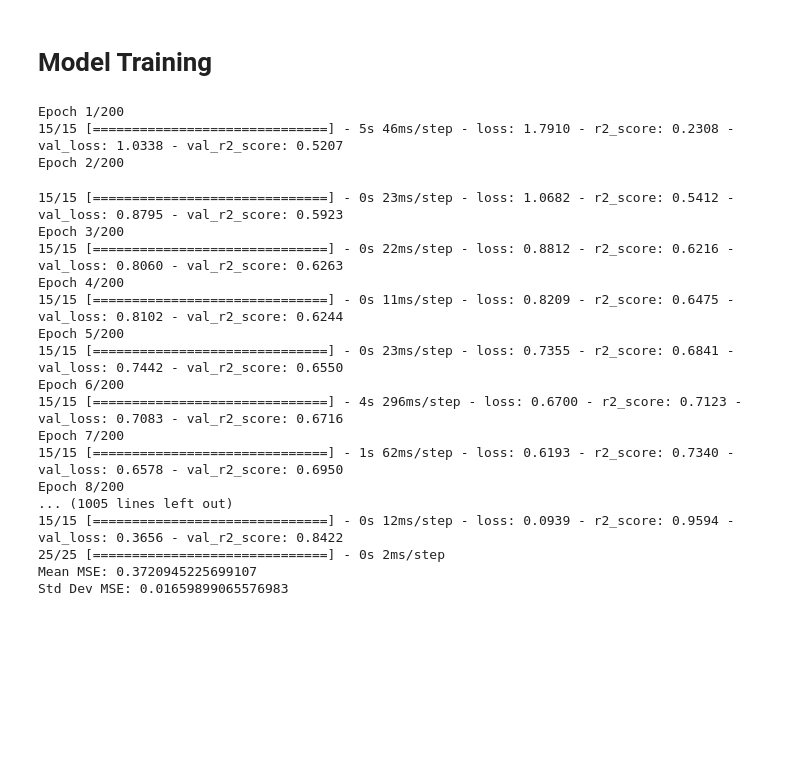
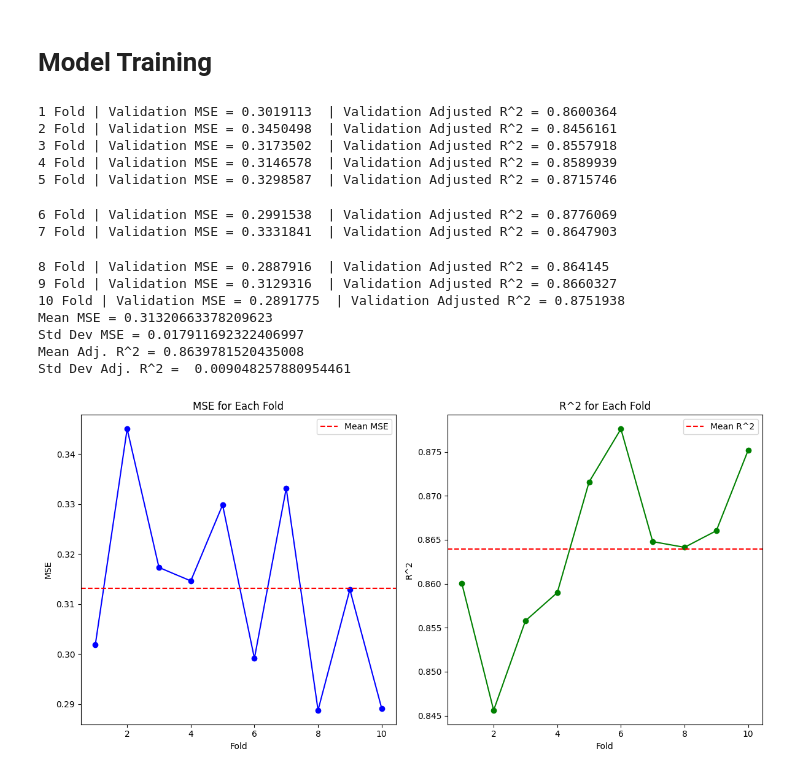
Before and after one commit to lygitdata/STATS-415-Project, a Jupyter notebook: code/STATS_415_Kaggle_Li_Yuan.ipynb, the cells around one changed output. Cells and saved outputs as stored; diff of their text form; code cells hidden in the pictures; blank space fills up the shorter version.

```diff
--- a/code/STATS_415_Kaggle_Li_Yuan.ipynb
+++ b/code/STATS_415_Kaggle_Li_Yuan.ipynb
@@ -71,10 +77,13 @@ callbacks = [
 def build_model():
     model = Sequential([
         layers.Dense(units=4096, activation='relu'),
+        layers.BatchNormalization(),
         layers.Dropout(0.3),
         layers.Dense(units=1024, activation='relu'),
+        layers.BatchNormalization(),
         layers.Dropout(0.4),
         layers.Dense(units=512, activation='relu'),
+        layers.BatchNormalization(),
         layers.Dropout(0.3),
         layers.Dense(units=1, activation='linear')
     ])
@@ -90,8 +99,10 @@ def build_model():
 kf = KFold(n_splits=10, shuffle=True, random_state=42)
 
 mse_scores = []
-
+r2_scores = []
+i = 0
 for train_index, val_index in kf.split(X_train):
+    i = i + 1
     X_train_fold, X_val_fold = X_train[train_index], X_train[val_index]
     y_train_fold, y_val_fold = y_train[train_index], y_train[val_index]
 
@@ -101,36 +112,60 @@ for train_index, val_index in kf.split(X_train):
         epochs=200,
         batch_size=512,
         validation_data=(X_val_fold, y_val_fold),
-        callbacks=callbacks
+        callbacks=callbacks,
+        verbose=0
     )
 
-    y_val_pred = model.predict(X_val_fold)
+    y_val_pred = model.predict(X_val_fold, verbose=False)
     mse = mean_squared_error(y_val_fold, y_val_pred)
     mse_scores.append(mse)
+    r2 = r2_score(y_val_fold, y_val_pred)
+    r2_scores.append(r2)
+    print(i, "Fold | Validation MSE =", round(mse, 7), " | Validation Adjusted R^2 =", round(r2, 7))
 
-print("Mean MSE:", np.mean(mse_scores))
-print("Std Dev MSE:", np.std(mse_scores))
+print("Mean MSE =", np.mean(mse_scores))
+print("Std Dev MSE =", np.std(mse_scores))
+print("Mean Adj. R^2 =", np.mean(r2_scores))
+print("Std Dev Adj. R^2 = ", np.std(r2_scores))
 # %% [output]
-Epoch 1/200
-15/15 [==============================] - 5s 46ms/step - loss: 1.7910 - r2_score: 0.2308 - val_loss: 1.0338 - val_r2_score: 0.5207
-Epoch 2/200
+1 Fold | Validation MSE = 0.3019113  | Validation Adjusted R^2 = 0.8600364
+2 Fold | Validation MSE = 0.3450498  | Validation Adjusted R^2 = 0.8456161
+3 Fold | Validation MSE = 0.3173502  | Validation Adjusted R^2 = 0.8557918
+4 Fold | Validation MSE = 0.3146578  | Validation Adjusted R^2 = 0.8589939
+5 Fold | Validation MSE = 0.3298587  | Validation Adjusted R^2 = 0.8715746
-15/15 [==============================] - 0s 23ms/step - loss: 1.0682 - r2_score: 0.5412 - val_loss: 0.8795 - val_r2_score: 0.5923
-Epoch 3/200
-15/15 [==============================] - 0s 22ms/step - loss: 0.8812 - r2_score: 0.6216 - val_loss: 0.8060 - val_r2_score: 0.6263
-Epoch 4/200
-15/15 [==============================] - 0s 11ms/step - loss: 0.8209 - r2_score: 0.6475 - val_loss: 0.8102 - val_r2_score: 0.6244
-Epoch 5/200
-15/15 [==============================] - 0s 23ms/step - loss: 0.7355 - r2_score: 0.6841 - val_loss: 0.7442 - val_r2_score: 0.6550
-Epoch 6/200
-15/15 [==============================] - 4s 296ms/step - loss: 0.6700 - r2_score: 0.7123 - val_loss: 0.7083 - val_r2_score: 0.6716
-Epoch 7/200
-15/15 [==============================] - 1s 62ms/step - loss: 0.6193 - r2_score: 0.7340 - val_loss: 0.6578 - val_r2_score: 0.6950
-Epoch 8/200
-... (1005 lines left out)
-15/15 [==============================] - 0s 12ms/step - loss: 0.0939 - r2_score: 0.9594 - val_loss: 0.3656 - val_r2_score: 0.8422
-25/25 [==============================] - 0s 2ms/step
-Mean MSE: 0.3720945225699107
-Std Dev MSE: 0.01659899065576983
+6 Fold | Validation MSE = 0.2991538  | Validation Adjusted R^2 = 0.8776069
+7 Fold | Validation MSE = 0.3331841  | Validation Adjusted R^2 = 0.8647903
+8 Fold | Validation MSE = 0.2887916  | Validation Adjusted R^2 = 0.864145
+9 Fold | Validation MSE = 0.3129316  | Validation Adjusted R^2 = 0.8660327
+10 Fold | Validation MSE = 0.2891775  | Validation Adjusted R^2 = 0.8751938
+Mean MSE = 0.31320663378209623
+Std Dev MSE = 0.017911692322406997
+Mean Adj. R^2 = 0.8639781520435008
+Std Dev Adj. R^2 =  0.009048257880954461
+# %%
+# Plot MSEs
+plt.figure(figsize=(12, 6))
+plt.subplot(1, 2, 1)
+plt.plot(range(1, len(mse_scores) + 1), mse_scores, marker='o', linestyle='-', color='b')
+plt.axhline(y=np.mean(mse_scores), color='r', linestyle='--', label='Mean MSE')
+plt.title('MSE for Each Fold')
+plt.xlabel('Fold')
+plt.ylabel('MSE')
+plt.legend()
+
+# Plot R^2s
+plt.subplot(1, 2, 2)
+plt.plot(range(1, len(r2_scores) + 1), r2_scores, marker='o', linestyle='-', color='g')
+plt.axhline(y=np.mean(r2_scores), color='r', linestyle='--', label='Mean R^2')
+plt.title('R^2 for Each Fold')
+plt.xlabel('Fold')
+plt.ylabel('R^2')
+plt.legend()
+
+plt.tight_layout()
+plt.show()
+# %% [output]
+[figure, added]
 # %%
 y_temp = model.predict(X_train)
 mean_squared_error(y_temp, y_train)
```
Also changed, not shown: parts of 7 cells of this notebook.
